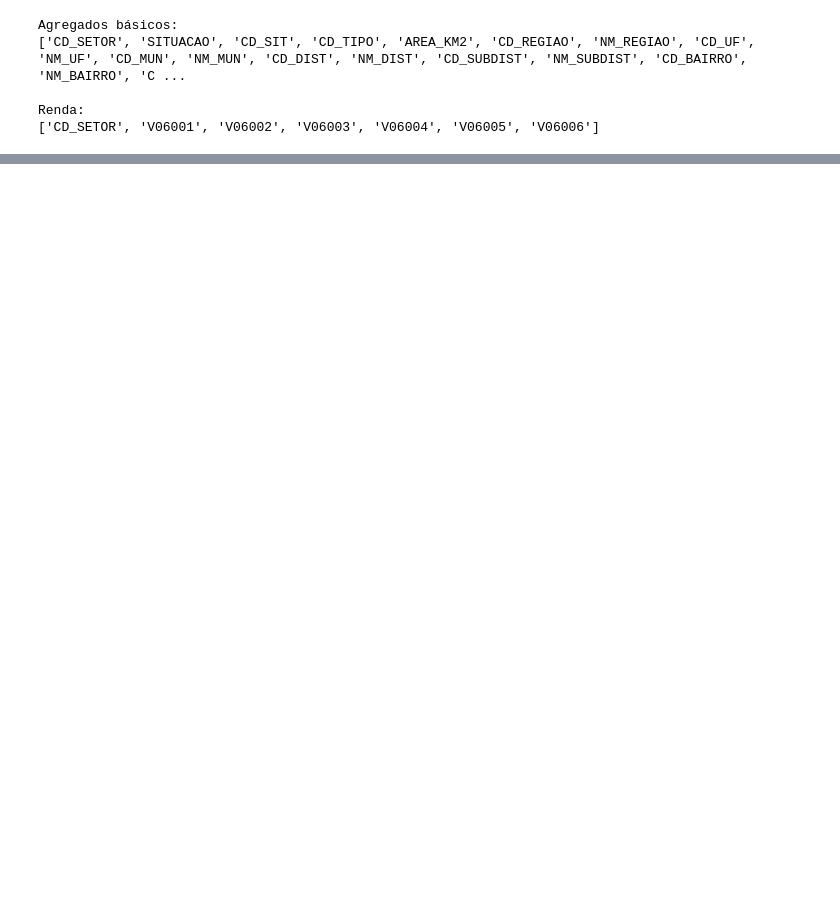
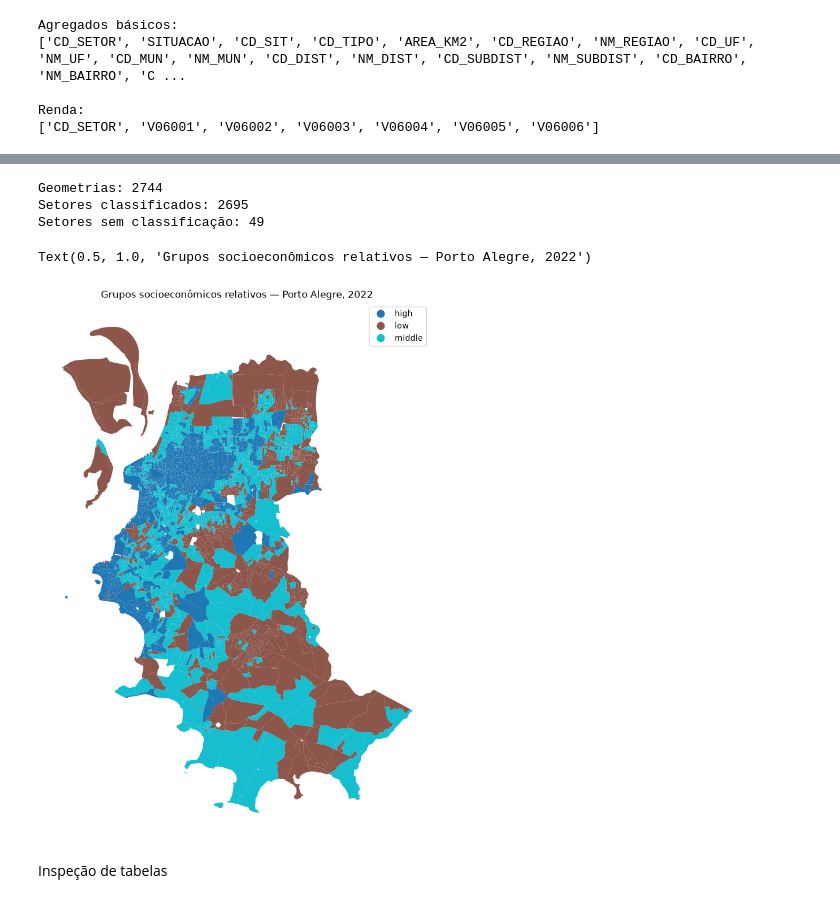
Before and after one commit to S-Behling/EtPilot, a Jupyter notebook: notebooks/06b_build_income_groups.ipynb, the cells around one changed output, grey strips where cells are left out. Cells and saved outputs as stored; diff of their text form; code cells hidden in the pictures; blank space fills up the shorter version.

```diff
--- a/notebooks/06b_build_income_groups.ipynb
+++ b/notebooks/06b_build_income_groups.ipynb
@@ -314,0 +828,5 @@ Renda:
+# %%
+setores_geo["CD_SETOR"] = (
+    setores_geo["CD_SETOR"]
+    .astype("string")
+)
@@ -314,0 +846,68 @@ Renda:
+# %%
+# Associa os dados
+
+setores_income = (
+    setores_geo_poa
+    .merge(
+        setores_validos[
+            [
+                "CD_SETOR",
+                "population",
+                "renda_media_responsavel",
+                "income_group"
+            ]
+        ],
+        on="CD_SETOR",
+        how="left",
+        validate="one_to_one"
+    )
+)
+# %%
+print(
+    "Geometrias:",
+    len(setores_geo_poa)
+)
+
+print(
+    "Setores classificados:",
+    setores_income[
+        "income_group"
+    ]
+    .notna()
+    .sum()
+)
+
+print(
+    "Setores sem classificação:",
+    setores_income[
+        "income_group"
+    ]
+    .isna()
+    .sum()
+)
+# %% [output]
+Geometrias: 2744
+Setores classificados: 2695
+Setores sem classificação: 49
+# %%
+# Visualiza a distribuição espacial dos três grupos socioeconômicos em Porto Alegre
+
+ax = setores_income.plot(
+    column="income_group",
+    categorical=True,
+    legend=True,
+    figsize=(12, 12),
+    linewidth=0.15,
+    edgecolor="none"
+)
+
+ax.set_axis_off()
+
+ax.set_title(
+    "Grupos socioeconômicos relativos — Porto Alegre, 2022"
+)
+# %% [output]
+Text(0.5, 1.0, 'Grupos socioeconômicos relativos — Porto Alegre, 2022')
+[figure, added]
+# %% [markdown]
+Inspeção de tabelas
```
Also changed, not shown: parts of 30 cells of this notebook, 7 other files.
